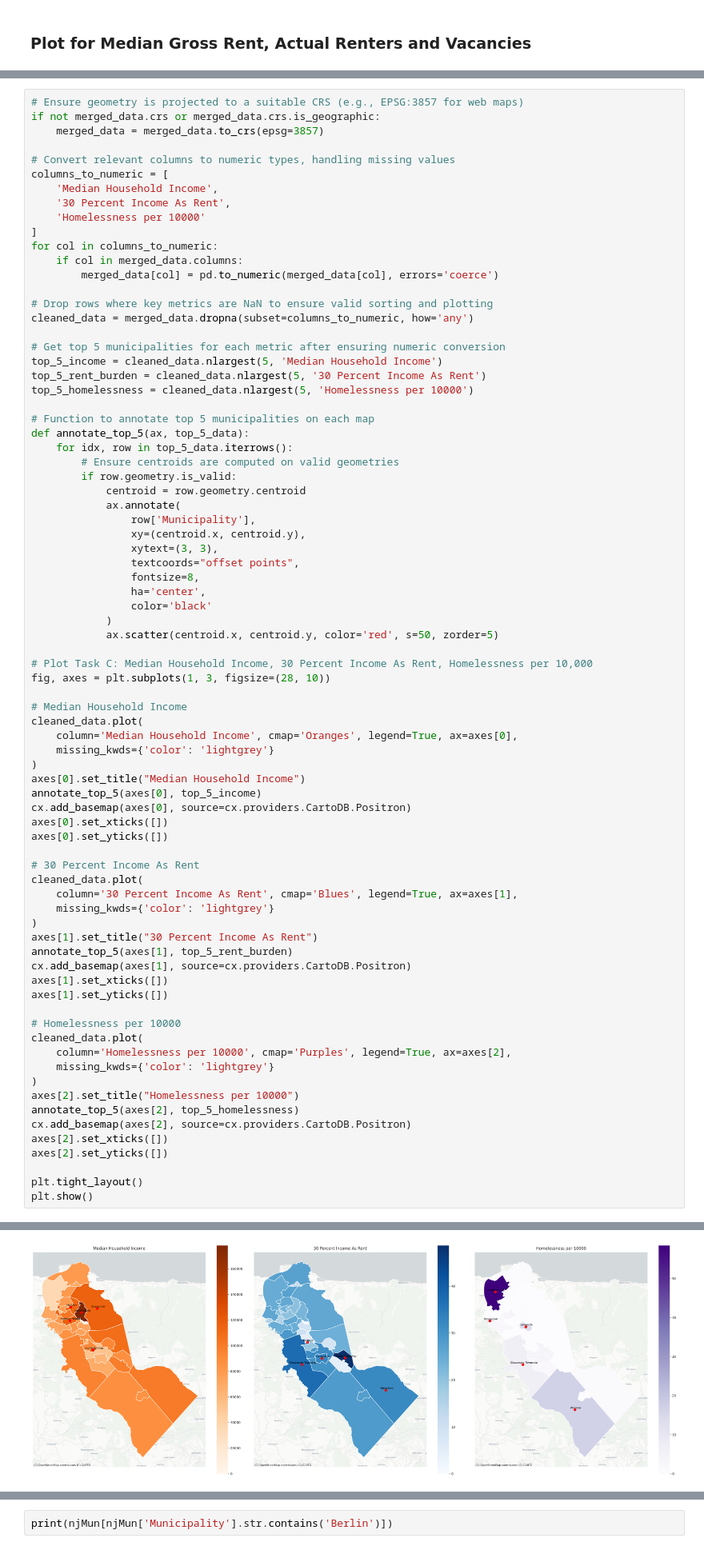
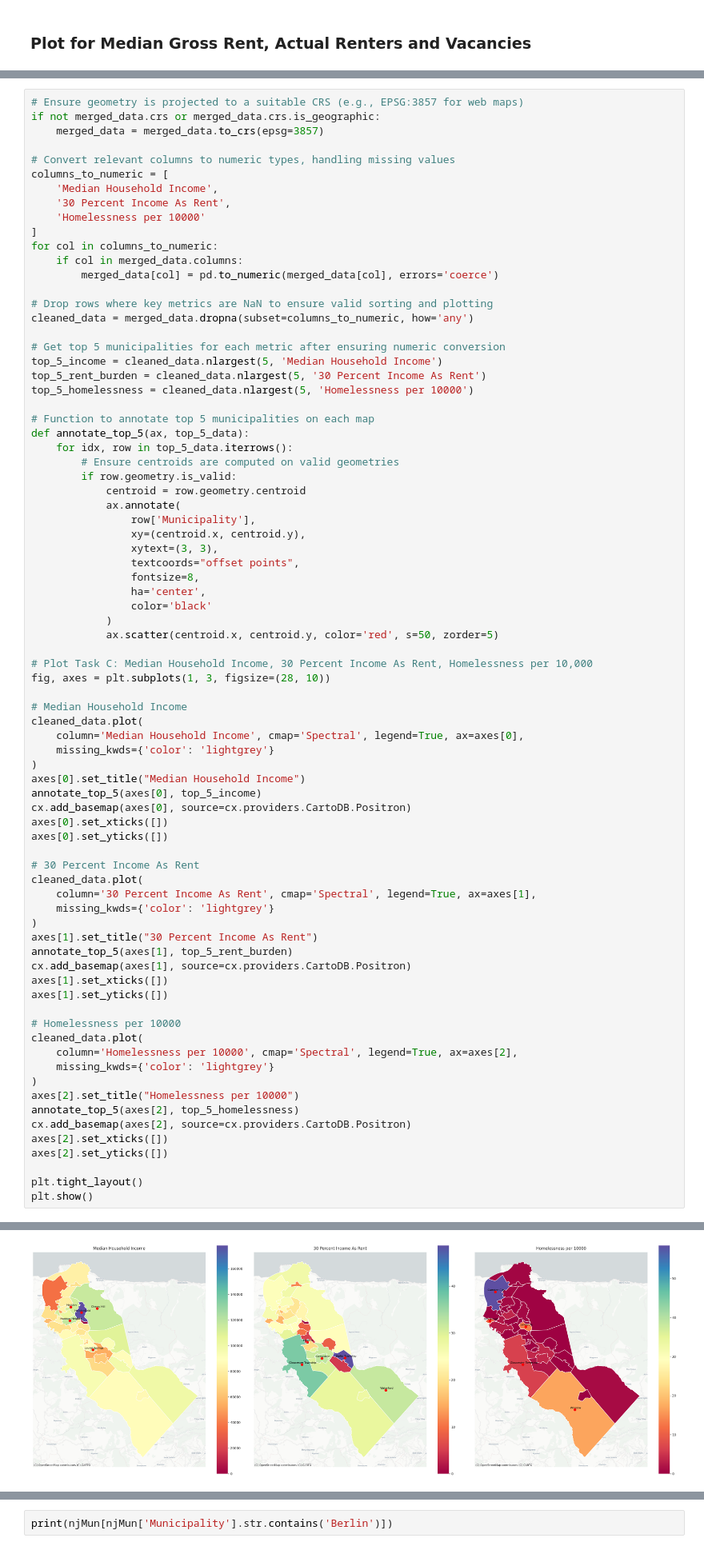
Before and after one commit to Funmiadebajo/GIS, a Jupyter notebook: PS4.ipynb, the cells around one changed output, grey strips where cells are left out. Shown at 80% size. Drawn from its saved outputs; the diff is of its cells as text.

```diff
--- a/PS4.ipynb
+++ b/PS4.ipynb
@@ -697,7 +724,7 @@ fig, axes = plt.subplots(1, 3, figsize=(28, 10))
 
 # Median Household Income
 cleaned_data.plot(
-    column='Median Household Income', cmap='Oranges', legend=True, ax=axes[0],
+    column='Median Household Income', cmap='Spectral', legend=True, ax=axes[0],
     missing_kwds={'color': 'lightgrey'}
 )
 axes[0].set_title("Median Household Income")
@@ -708,39 +735,39 @@ axes[0].set_yticks([])
 
 # 30 Percent Income As Rent
 cleaned_data.plot(
-    column='30 Percent Income As Rent', cmap='Blues', legend=True, ax=axes[1],
+    column='30 Percent Income As Rent', cmap='Spectral', legend=True, ax=axes[1],
     missing_kwds={'color': 'lightgrey'}
 )
 axes[1].set_title("30 Percent Income As Rent")
 annotate_top_5(axes[1], top_5_rent_burden)
 cx.add_basemap(axes[1], source=cx.providers.CartoDB.Positron)
 axes[1].set_xticks([])
 axes[1].set_yticks([])
 
 # Homelessness per 10000
 cleaned_data.plot(
-    column='Homelessness per 10000', cmap='Purples', legend=True, ax=axes[2],
+    column='Homelessness per 10000', cmap='Spectral', legend=True, ax=axes[2],
     missing_kwds={'color': 'lightgrey'}
 )
 axes[2].set_title("Homelessness per 10000")
 annotate_top_5(axes[2], top_5_homelessness)
 cx.add_basemap(axes[2], source=cx.providers.CartoDB.Positron)
 axes[2].set_xticks([])
 axes[2].set_yticks([])
 
 plt.tight_layout()
 plt.show()
 # %% [output]
 <Axes: >
 Text(0.5, 1.0, 'Median Household Income')
 []
 []
 <Axes: >
 Text(0.5, 1.0, '30 Percent Income As Rent')
 []
 []
 <Axes: >
 Text(0.5, 1.0, 'Homelessness per 10000')
 []
 []
-[figure, old version]
+[figure, new version]
```
Also changed, not shown: parts of 29 cells of this notebook.
